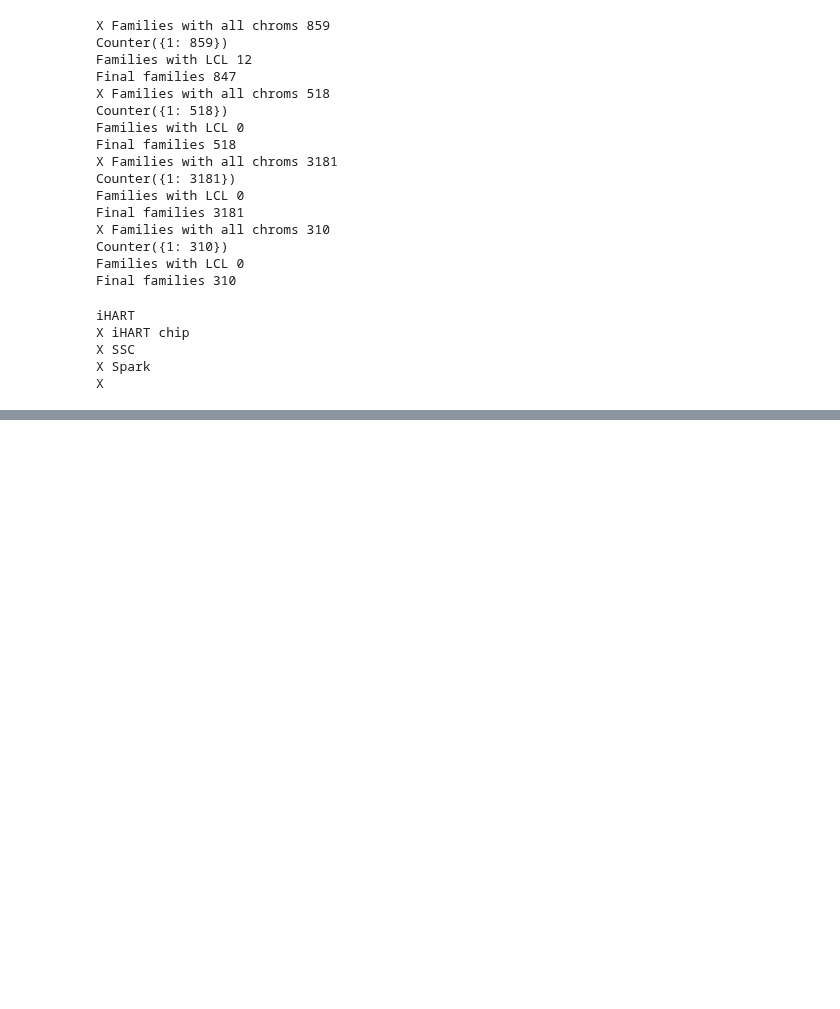
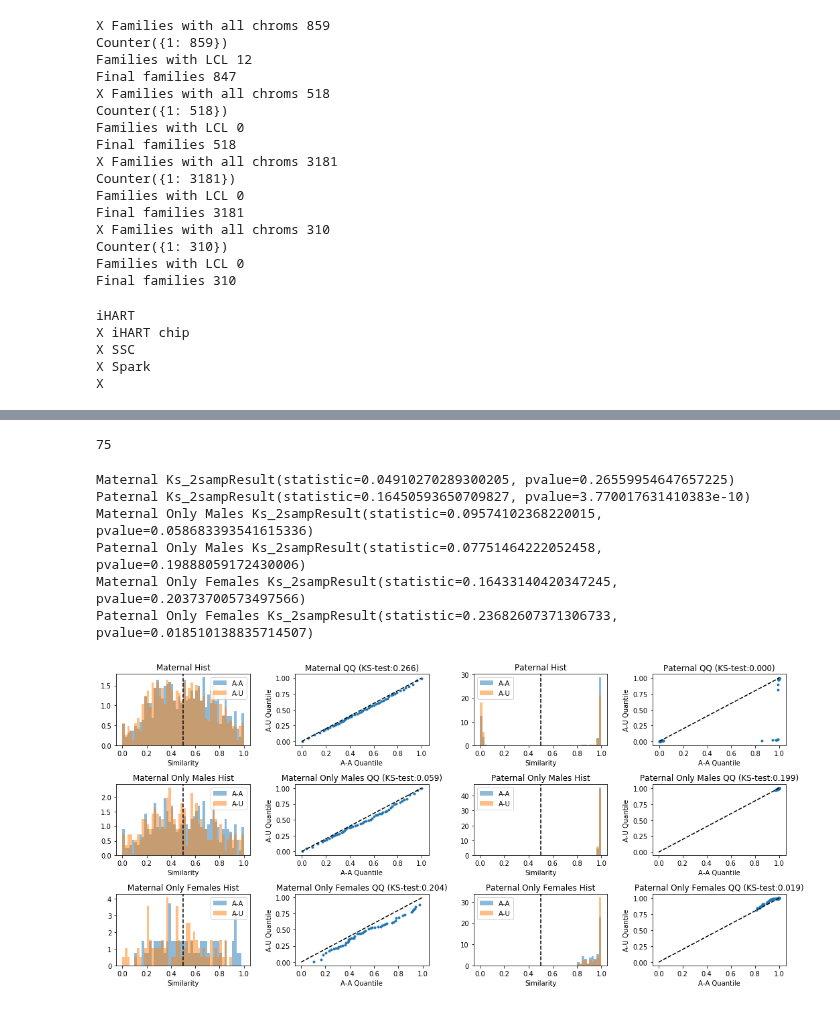
Before and after one commit to kpaskov/PhasingFamilies, a Jupyter notebook: analysis/Sibpair-Similarity.ipynb, the cells around one changed output, grey strips where cells are left out. Saved outputs shown, nothing was run; the diff lists cells and outputs as text; code cells hidden in the pictures; blank space fills up the shorter version.

```diff
--- a/analysis/Sibpair-Similarity.ipynb
+++ b/analysis/Sibpair-Similarity.ipynb
@@ -496,3 +450,65 @@ plt.show()
+# %%
+identicals = []
+with open('../sibpair_similarity/ihart_identicals.txt', 'r') as f:
+    for line in f:
+        identicals.append(line.strip().split())
+
+is_twin = []
+for child1, child2 in ihart_sibpairs:
+    are_twins = False
+    for group in identicals:
+        if child1 in group and child2 in group:
+            are_twins = True
+    is_twin.append(are_twins)
+is_twin = np.array(is_twin)
+print(np.sum(is_twin))
+# %% [output]
+75
+# %%
+plt.figure(figsize=(15, 7))
+
+bins = np.arange(0, 1.02, 0.02)
+
+def plot_indices(simscore, aut_aut_indices, aut_typ_indices, title, index):
+    plt.subplot(3, 4, index)
+    plt.hist(simscore[aut_aut_indices & ~is_twin], bins=bins, density=True, alpha=0.5, label='A-A')
+    plt.hist(simscore[aut_typ_indices & ~is_twin], bins=bins, density=True, alpha=0.5, label='A-U')
+    plt.axvline(0.5, color='black', linestyle='--')
+    plt.title('%s Hist' % title)
+    plt.xlabel('Similarity')
+    plt.legend()
+
+    plt.subplot(3, 4, index+1)
+    plt.scatter(np.quantile(simscore[aut_aut_indices & ~is_twin], bins),
+                np.quantile(simscore[aut_typ_indices & ~is_twin], bins), marker='.')
+    plt.xlabel('A-A Quantile')
+    plt.ylabel('A-U Quantile')
+    plt.plot([0, 1], [0, 1], color='black', linestyle='--')
+
+    kstest = stats.ks_2samp(simscore[aut_aut_indices & ~is_twin], simscore[aut_typ_indices & ~is_twin])
+    print(title, kstest)
+    plt.title('%s QQ (KS-test:%0.3f)' % (title, kstest.pvalue))
+
+plot_indices(ihart_mat, ihart_aut_aut_indices, ihart_aut_typ_indices, 'Maternal', 1)
+plot_indices(ihart_pat, ihart_aut_aut_indices, ihart_aut_typ_indices, 'Paternal', 3)
+
+plot_indices(ihart_mat, ihart_aut_aut_m_indices, ihart_aut_typ_m_indices, 'Maternal Only Males', 5)
+plot_indices(ihart_pat, ihart_aut_aut_m_indices, ihart_aut_typ_m_indices, 'Paternal Only Males', 7)
+
+plot_indices(ihart_mat, ihart_aut_aut_f_indices, ihart_aut_typ_f_indices, 'Maternal Only Females', 9)
+plot_indices(ihart_pat, ihart_aut_aut_f_indices, ihart_aut_typ_f_indices, 'Paternal Only Females', 11)
+
+
+plt.tight_layout()
+plt.show()
+# %% [output]
+Maternal Ks_2sampResult(statistic=0.04910270289300205, pvalue=0.26559954647657225)
+Paternal Ks_2sampResult(statistic=0.16450593650709827, pvalue=3.770017631410383e-10)
+Maternal Only Males Ks_2sampResult(statistic=0.09574102368220015, pvalue=0.058683393541615336)
+Paternal Only Males Ks_2sampResult(statistic=0.07751464222052458, pvalue=0.19888059172430006)
+Maternal Only Females Ks_2sampResult(statistic=0.16433140420347245, pvalue=0.20373700573497566)
+Paternal Only Females Ks_2sampResult(statistic=0.23682607371306733, pvalue=0.018510138835714507)
+[figure, added]
 # %%
 sibpair_to_index = dict([(x, i) for i, x in enumerate(ihart_sibpairs)])
 old_scores = np.zeros((len(ihart_sibpairs), 2))
```
Also changed, not shown: parts of 17 cells of this notebook, 21 other files.
